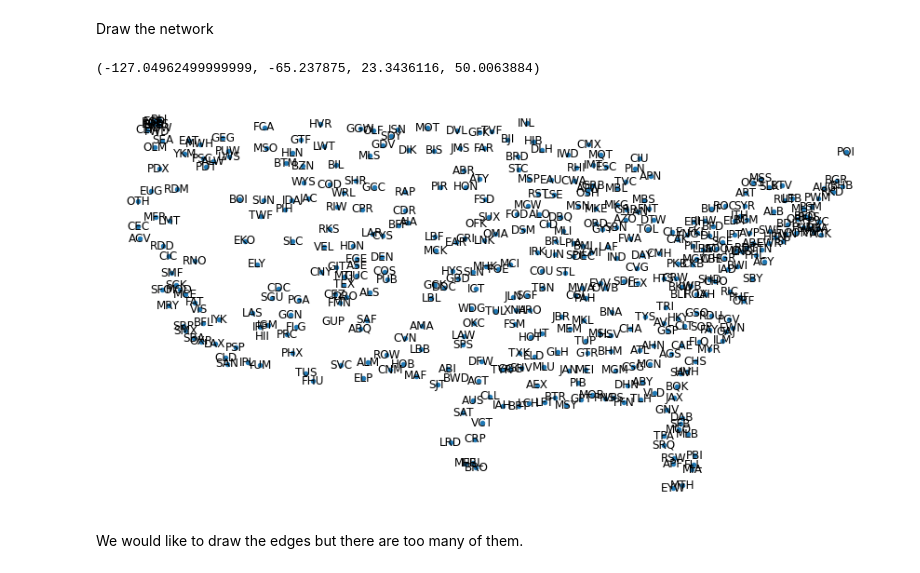
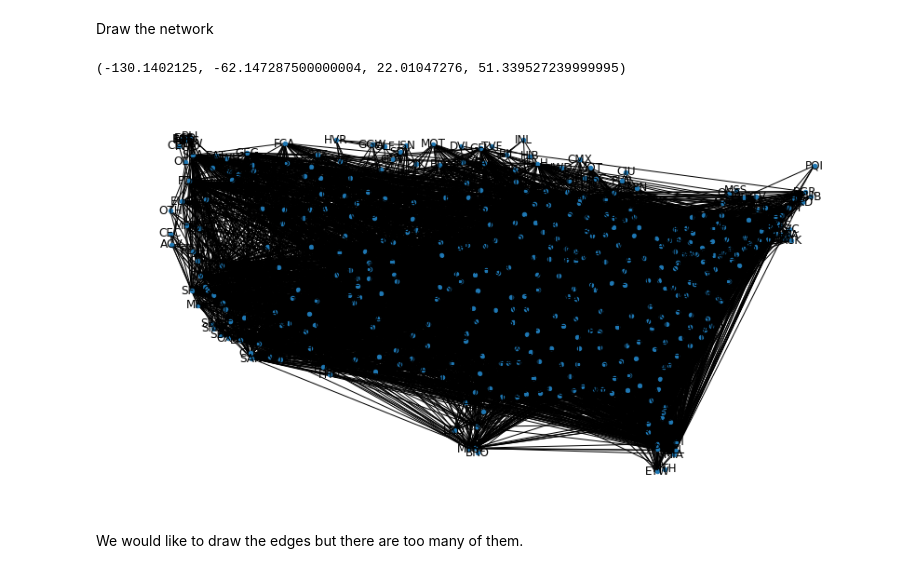
Before and after one commit to lordgrilo/complexity-book, a Jupyter notebook: 2-networkx/nb03_NetworkX_visualization.ipynb, the cells around one changed output. Saved outputs shown, nothing was run; the diff lists cells and outputs as text; code cells hidden in the pictures.

```diff
--- a/2-networkx/nb03_NetworkX_visualization.ipynb
+++ b/2-networkx/nb03_NetworkX_visualization.ipynb
@@ -289,4 +315,4 @@ nx.draw_spring(ER)
 # %%
-pos=nx.spring_layout(ER)
+pos=nx.kamada_kawai_layout(ER)
 pos
 # %% [output]
@@ -399,19 +445,19 @@ Draw the network
 # %%
 fig=plt.figure(figsize=(15,8))
 
 nx.draw_networkx_nodes(G,
             pos=G.pos,
             node_size=20
             )
 
-#nx.draw_networkx_edges(G,pos=G.pos)
+nx.draw_networkx_edges(G,pos=G.pos)
 
 nx.draw_networkx_labels(G, pos=G.pos, labels=G.code)
 
 plt.axis('off')
 # %% [output]
-(-127.04962499999999, -65.237875, 23.3436116, 50.0063884)
+(-130.1402125, -62.147287500000004, 22.01047276, 51.339527239999995)
-[figure, old version]
+[figure, new version]
 # %% [markdown]
 We would like to draw the edges but there are too many of them.
 # %%
```
Also changed, not shown: parts of 21 cells of this notebook.
